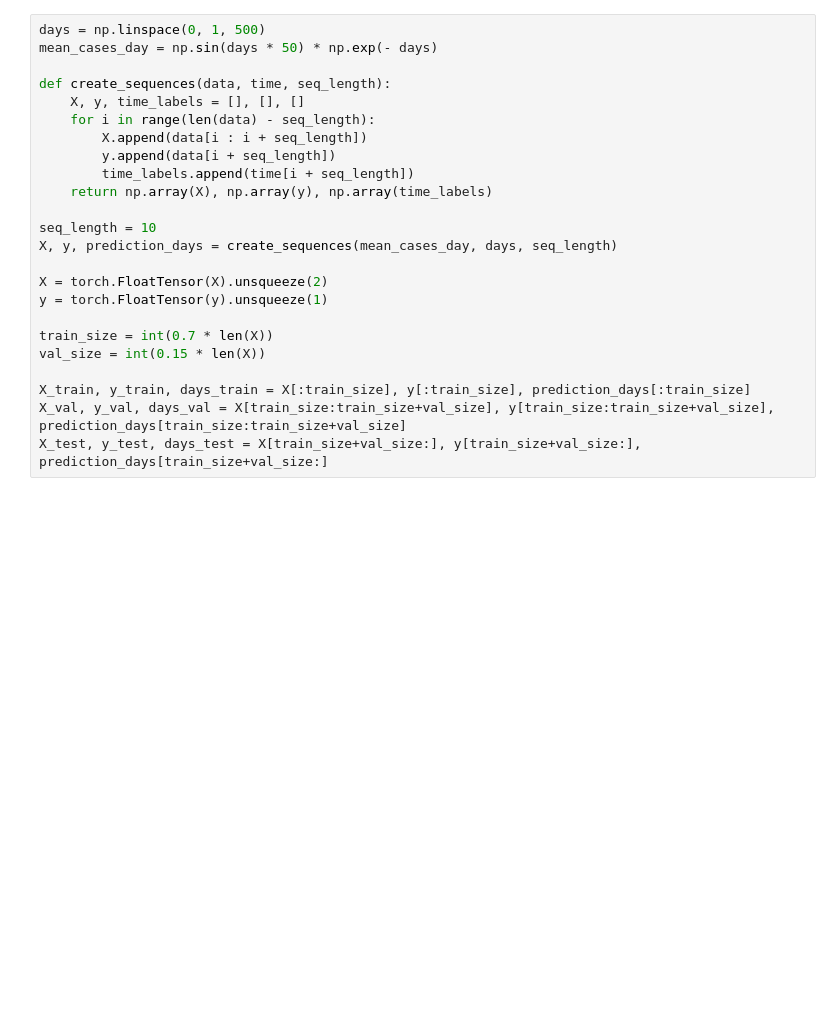
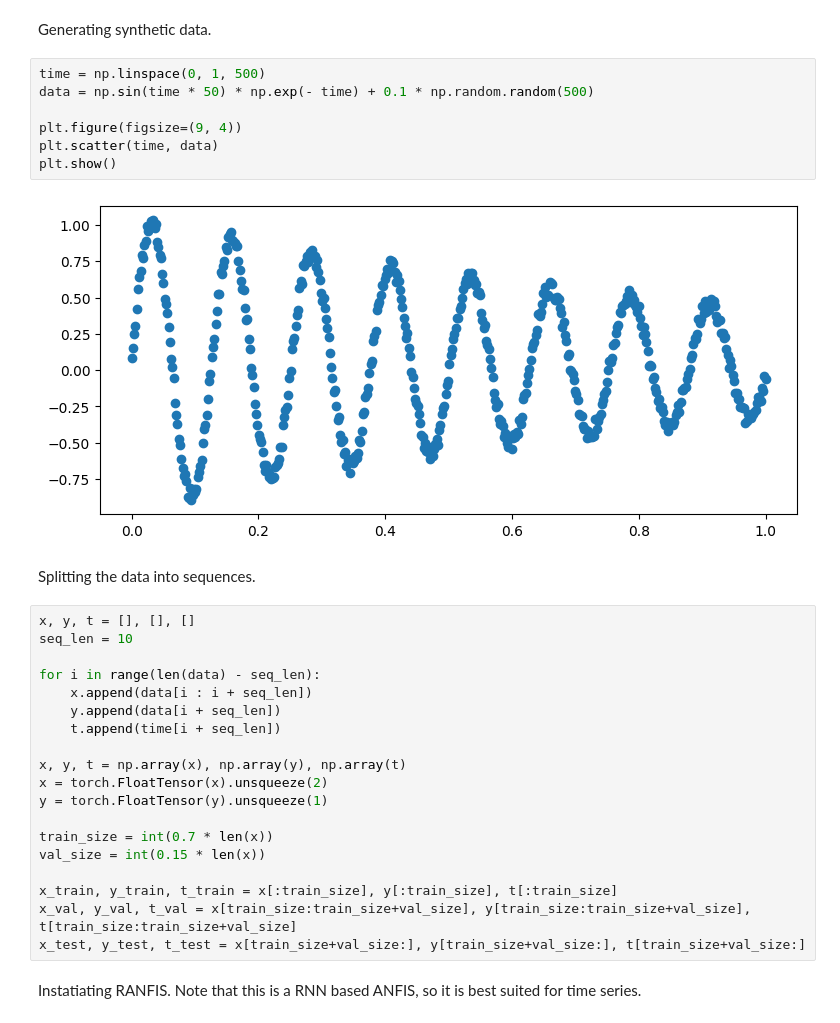
Before and after one commit to mZaiam/ANFISpy, a Jupyter notebook: examples/ranfis_example.ipynb, the cells around one changed output. Drawn from its saved outputs; the diff is of its cells as text; blank space fills up the shorter version.

```diff
--- a/examples/ranfis_example.ipynb
+++ b/examples/ranfis_example.ipynb
@@ -369,27 +10,37 @@ class RecurrentLayerClassification(nn.Module):
+# %% [markdown]
+Generating synthetic data.
+# %%
+time = np.linspace(0, 1, 500)
+data = np.sin(time * 50) * np.exp(- time) + 0.1 * np.random.random(500)
+
+plt.figure(figsize=(9, 4))
+plt.scatter(time, data)
+plt.show()
+# %% [output]
+[figure, added]
+# %% [markdown]
+Splitting the data into sequences.
 # %%
-days = np.linspace(0, 1, 500)
-mean_cases_day = np.sin(days * 50) * np.exp(- days)
+x, y, t = [], [], []
+seq_len = 10
 
-def create_sequences(data, time, seq_length):
-    X, y, time_labels = [], [], []
-    for i in range(len(data) - seq_length):
-        X.append(data[i : i + seq_length])
-        y.append(data[i + seq_length])
-        time_labels.append(time[i + seq_length])
-    return np.array(X), np.array(y), np.array(time_labels)
+for i in range(len(data) - seq_len):
+    x.append(data[i : i + seq_len])
+    y.append(data[i + seq_len])
+    t.append(time[i + seq_len])
 
-seq_length = 10
-X, y, prediction_days = create_sequences(mean_cases_day, days, seq_length)
-
-X = torch.FloatTensor(X).unsqueeze(2)
+x, y, t = np.array(x), np.array(y), np.array(t)
+x = torch.FloatTensor(x).unsqueeze(2)
 y = torch.FloatTensor(y).unsqueeze(1)
 
-train_size = int(0.7 * len(X))
-val_size = int(0.15 * len(X))
+train_size = int(0.7 * len(x))
+val_size = int(0.15 * len(x))
 
-X_train, y_train, days_train = X[:train_size], y[:train_size], prediction_days[:train_size]
-X_val, y_val, days_val = X[train_size:train_size+val_size], y[train_size:train_size+val_size], prediction_days[train_size:train_size+val_size]
-X_test, y_test, days_test = X[train_size+val_size:], y[train_size+val_size:], prediction_days[train_size+val_size:]
+x_train, y_train, t_train = x[:train_size], y[:train_size], t[:train_size]
+x_val, y_val, t_val = x[train_size:train_size+val_size], y[train_size:train_size+val_size], t[train_size:train_size+val_size]
+x_test, y_test, t_test = x[train_size+val_size:], y[train_size+val_size:], t[train_size+val_size:]
+# %% [markdown]
+Instatiating RANFIS. Note that this is a RNN based ANFIS, so it is best suited for time series.
 # %%
 n_vars = 1
 mf_names = [['L', 'M', 'H']]
```
Also changed, not shown: parts of 11 cells of this notebook.
